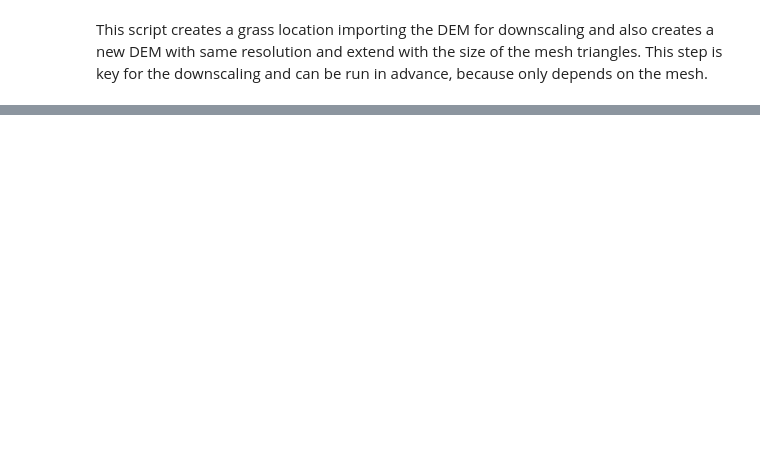
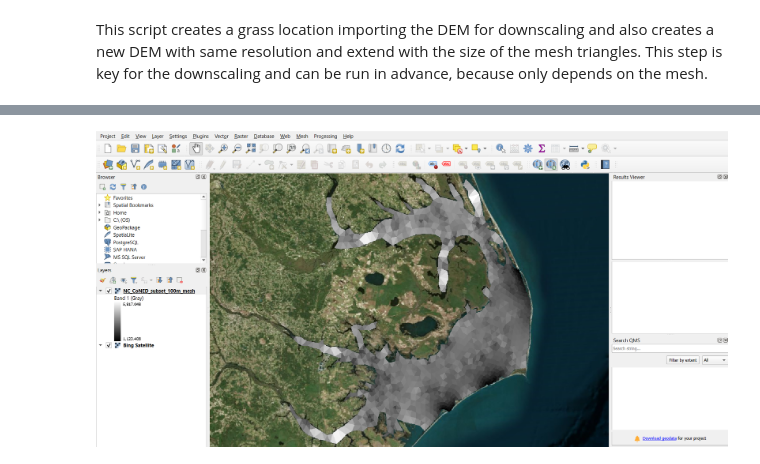
Before and after one commit to ccht-ncsu/Kalpana, a Jupyter notebook: examples/3_static_downscaling/01_create_mesh_resolution_raster.ipynb, the cells around one changed output, grey strips where cells are left out. Drawn from its saved outputs; the diff is of its cells as text; code cells hidden in the pictures; blank space fills up the shorter version.

Commit message:
Visual for static downscaling example 01

```diff
--- a/examples/3_static_downscaling/01_create_mesh_resolution_raster.ipynb
+++ b/examples/3_static_downscaling/01_create_mesh_resolution_raster.ipynb
@@ -55,3 +57,8 @@ for f in glob.glob("downscaling_dem*"):
     os.remove(f)
 
 shutil.rmtree('grassLoc')
+# %%
+##Displays what the mesh should look like
+display(Image(filename=r'../../adds/imgs/example_01_downscaling.png', width = 712))
+# %% [output]
+[figure, added]
```
Also changed, not shown: parts of 1 cell of this notebook, 1 other file.
